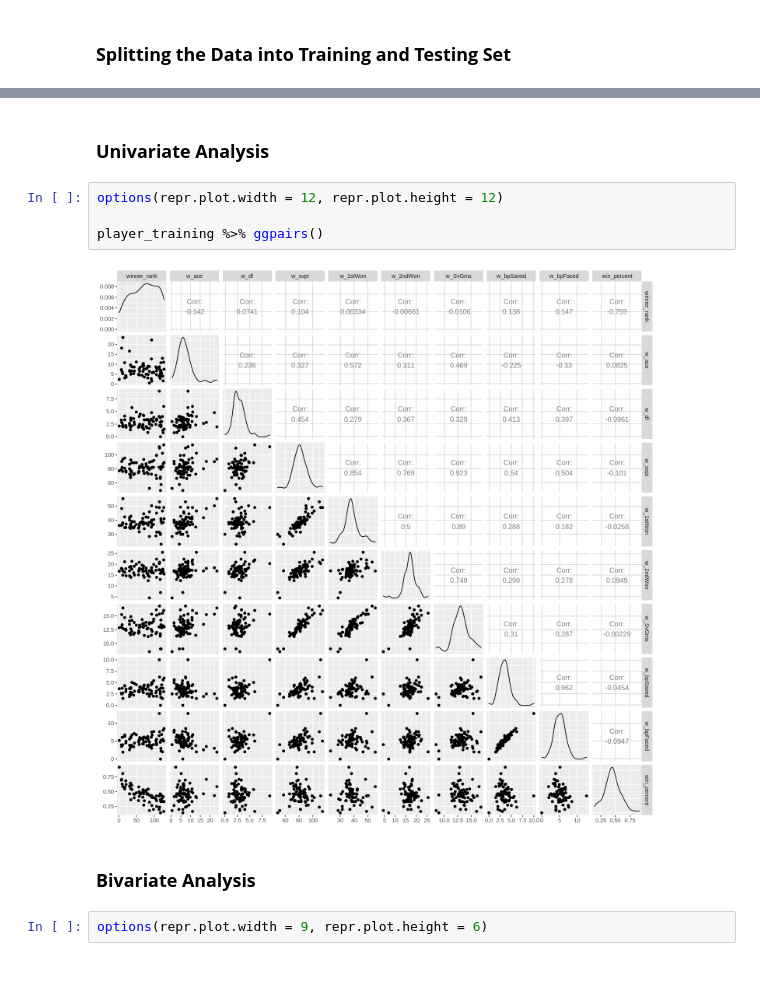
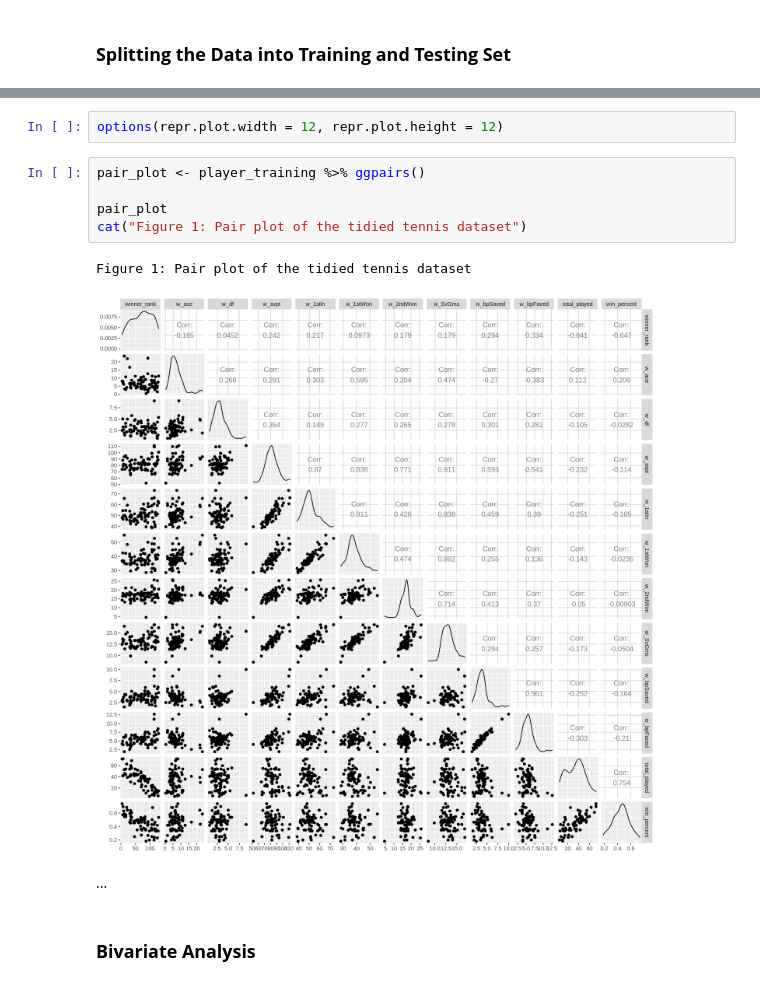
Before and after one commit to jo-adithya/dsci_project, a Jupyter notebook: proposal.ipynb, the cells around one changed output, grey strips where cells are left out. Saved outputs shown, nothing was run; the diff lists cells and outputs as text.

```diff
--- a/proposal.ipynb
+++ b/proposal.ipynb
@@ -237,12 +353,14 @@ A data.frame: 72 × 11
+# %%
+options(repr.plot.width = 12, repr.plot.height = 12)
+# %%
+pair_plot <- player_training %>% ggpairs()
+
+pair_plot
+cat("Figure 1: Pair plot of the tidied tennis dataset")
+# %% [output]
+Figure 1: Pair plot of the tidied tennis dataset
+[figure, added]
 # %% [markdown]
-### **Univariate Analysis**
+...
-# %%
-options(repr.plot.width = 12, repr.plot.height = 12)
-
-player_training %>% ggpairs()
-# %% [output]
-[figure, removed]
 # %% [markdown]
 ### **Bivariate Analysis**
-# %%
-options(repr.plot.width = 9, repr.plot.height = 6)
```
Also changed, not shown: parts of 87 cells of this notebook.
